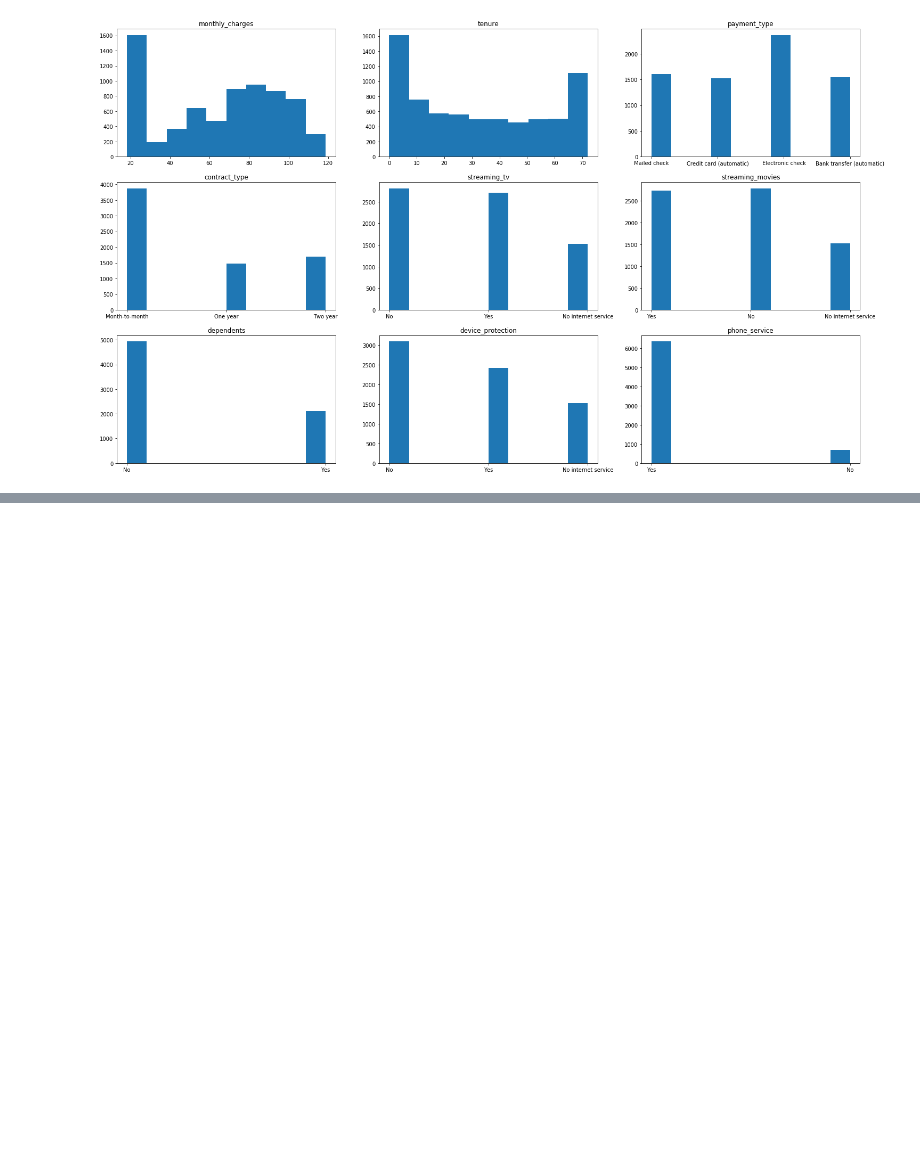
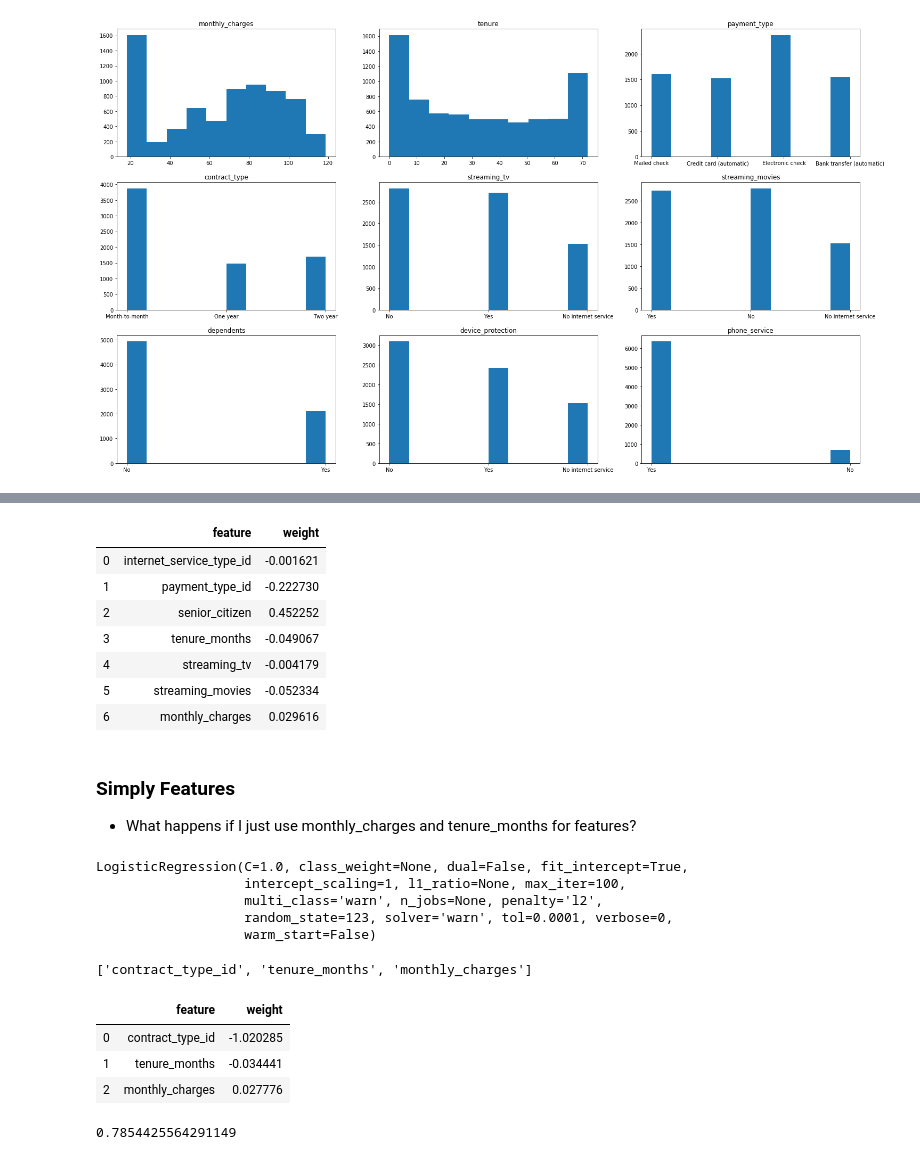
Before and after one commit to QuantumKane/classification_project, a Jupyter notebook: raw.ipynb, the cells around one changed output, grey strips where cells are left out. Saved outputs shown, nothing was run; the diff lists cells and outputs as text; code cells hidden in the pictures; blank space fills up the shorter version.

```diff
--- a/raw.ipynb
+++ b/raw.ipynb
@@ -245,0 +405,9 @@ observed1
+# %%
+X_train = train[features]
+y_train = train[['churn']]
+
+X_validate = validate[features]
+y_validate = validate[['churn']]
+
+X_test = test[features]
+y_test = test[['churn']]
@@ -245,0 +424,4 @@ observed1
+# %%
+# Create a simple Logistic Regression model to start.
+
+logit = LogisticRegression(random_state=123)
@@ -245,0 +430,2 @@ observed1
+# %%
+logit.fit(X_train, y_train)
@@ -245,0 +454,18 @@ observed1
+# %%
+weights = logit.coef_.flatten()
+# %%
+feature_imp_lr = pd.DataFrame(weights, features).reset_index().rename(columns={'index': 'feature', 0: 'weight'})
+feature_imp_lr
+# %% [output]
+|  | feature | weight |
+| 0 | internet_service_type_id | -0.001621 |
+| 1 | payment_type_id | -0.222730 |
+| 2 | senior_citizen | 0.452252 |
+| 3 | tenure_months | -0.049067 |
+| 4 | streaming_tv | -0.004179 |
+| 5 | streaming_movies | -0.052334 |
+| 6 | monthly_charges | 0.029616 |
+# %% [markdown]
+### Simply Features
+
+- What happens if I just use monthly_charges and tenure_months for features?
@@ -245,0 +481,14 @@ observed1
+# %%
+logit = LogisticRegression(random_state=123)
+logit.fit(X_train, y_train)
+# %% [output]
+LogisticRegression(C=1.0, class_weight=None, dual=False, fit_intercept=True,
+                   intercept_scaling=1, l1_ratio=None, max_iter=100,
+                   multi_class='warn', n_jobs=None, penalty='l2',
+                   random_state=123, solver='warn', tol=0.0001, verbose=0,
+                   warm_start=False)
+# %%
+features = X_train.columns.tolist()
+features
+# %% [output]
+['contract_type_id', 'tenure_months', 'monthly_charges']
@@ -245,0 +497,11 @@ observed1
+# %%
+pd.DataFrame(weights, features).reset_index().rename(columns={'index': 'feature', 0: 'weight'})
+# %% [output]
+|  | feature | weight |
+| 0 | contract_type_id | -1.020285 |
+| 1 | tenure_months | -0.034441 |
+| 2 | monthly_charges | 0.027776 |
+# %%
+logit.score(X_train, y_train)
+# %% [output]
+0.7854425564291149
```
Also changed, not shown: parts of 55 cells of this notebook.
